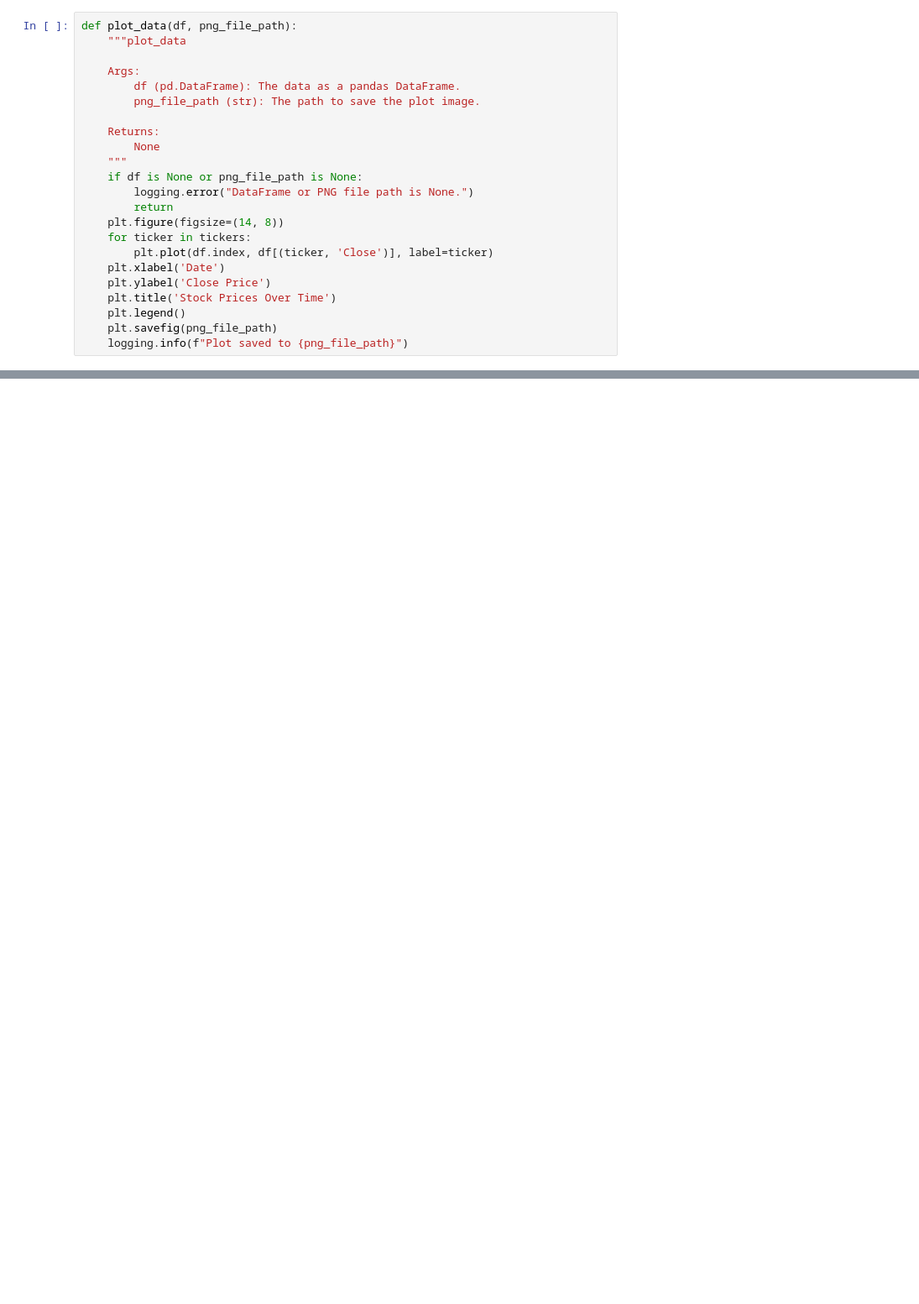
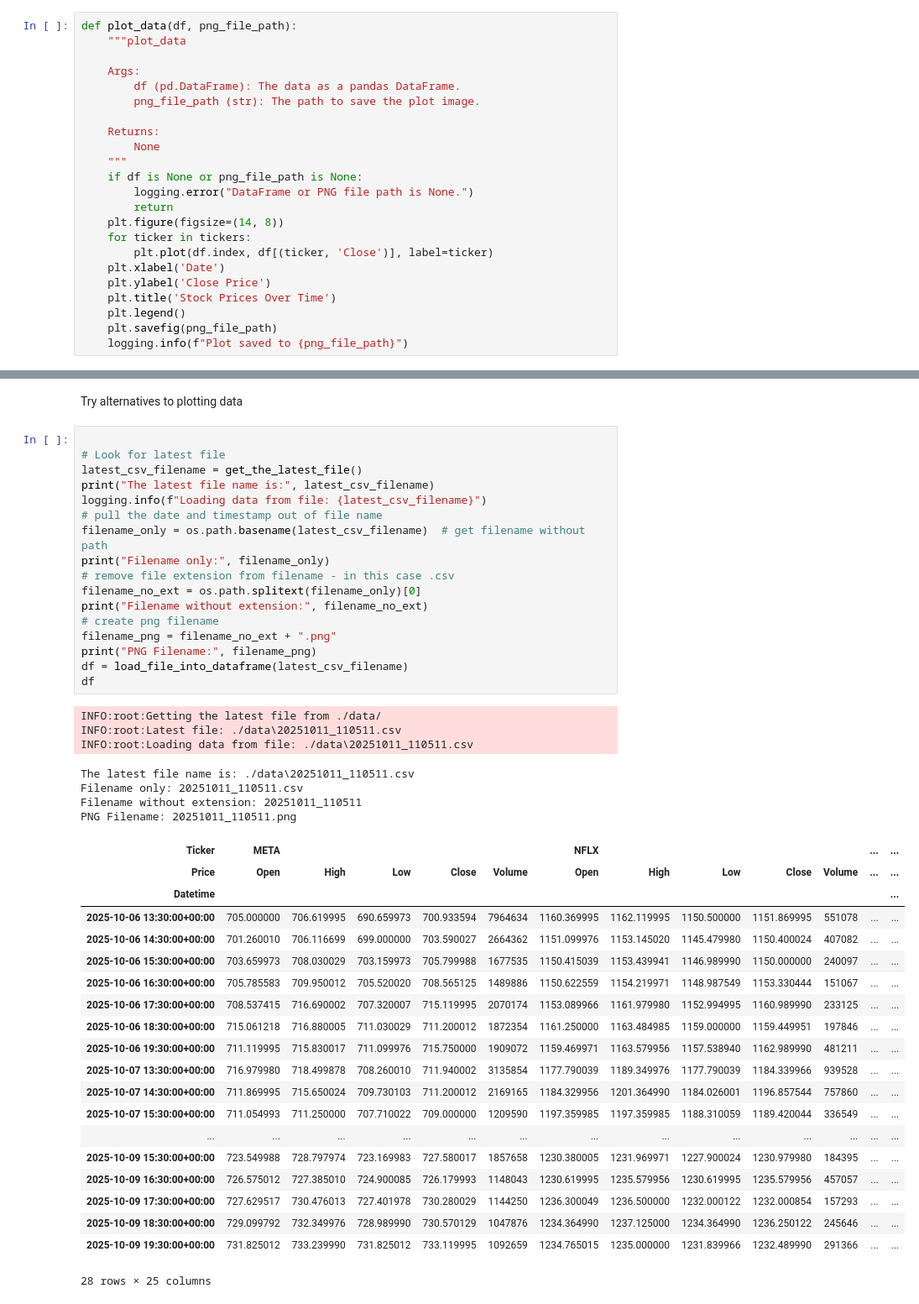
Before and after one commit to clydewatts1/PFDA_computer_architecture, a Jupyter notebook: problems.ipynb, the cells around one changed output, grey strips where cells are left out. Shown at 84% size. Drawn from its saved outputs; the diff is of its cells as text; blank space fills up the shorter version.

```diff
--- a/problems.ipynb
+++ b/problems.ipynb
@@ -281,0 +283,47 @@ INFO:root:Plot saved to ./data/20251004_140850.png
+# %% [markdown]
+Try alternatives to plotting data
+# %%
+
+# Look for latest file
+latest_csv_filename = get_the_latest_file()
+print("The latest file name is:", latest_csv_filename)
+logging.info(f"Loading data from file: {latest_csv_filename}")
+# pull the date and timestamp out of file name
+filename_only = os.path.basename(latest_csv_filename)  # get filename without path
+print("Filename only:", filename_only)
+# remove file extension from filename - in this case .csv
+filename_no_ext = os.path.splitext(filename_only)[0]
+print("Filename without extension:", filename_no_ext)
+# create png filename
+filename_png = filename_no_ext + ".png"
+print("PNG Filename:", filename_png)
+df = load_file_into_dataframe(latest_csv_filename)
+df
+# %% [output]
+INFO:root:Getting the latest file from ./data/
+INFO:root:Latest file: ./data\20251011_110511.csv
+INFO:root:Loading data from file: ./data\20251011_110511.csv
+The latest file name is: ./data\20251011_110511.csv
+Filename only: 20251011_110511.csv
+Filename without extension: 20251011_110511
+PNG Filename: 20251011_110511.png
+| Ticker | META |  |  |  |  | NFLX |  |  |  |  | ... | ... |
+| Price | Open | High | Low | Close | Volume | Open | High | Low | Close | Volume | ... | ... |
+| Datetime |  |  |  |  |  |  |  |  |  |  |  | ... |
+| 2025-10-06 13:30:00+00:00 | 705.000000 | 706.619995 | 690.659973 | 700.933594 | 7964634 | 1160.369995 | 1162.119995 | 1150.500000 | 1151.869995 | 551078 | ... | ... |
+| 2025-10-06 14:30:00+00:00 | 701.260010 | 706.116699 | 699.000000 | 703.590027 | 2664362 | 1151.099976 | 1153.145020 | 1145.479980 | 1150.400024 | 407082 | ... | ... |
+| 2025-10-06 15:30:00+00:00 | 703.659973 | 708.030029 | 703.159973 | 705.799988 | 1677535 | 1150.415039 | 1153.439941 | 1146.989990 | 1150.000000 | 240097 | ... | ... |
+| 2025-10-06 16:30:00+00:00 | 705.785583 | 709.950012 | 705.520020 | 708.565125 | 1489886 | 1150.622559 | 1154.219971 | 1148.987549 | 1153.330444 | 151067 | ... | ... |
+| 2025-10-06 17:30:00+00:00 | 708.537415 | 716.690002 | 707.320007 | 715.119995 | 2070174 | 1153.089966 | 1161.979980 | 1152.994995 | 1160.989990 | 233125 | ... | ... |
+| 2025-10-06 18:30:00+00:00 | 715.061218 | 716.880005 | 711.030029 | 711.200012 | 1872354 | 1161.250000 | 1163.484985 | 1159.000000 | 1159.449951 | 197846 | ... | ... |
+| 2025-10-06 19:30:00+00:00 | 711.119995 | 715.830017 | 711.099976 | 715.750000 | 1909072 | 1159.469971 | 1163.579956 | 1157.538940 | 1162.989990 | 481211 | ... | ... |
+| 2025-10-07 13:30:00+00:00 | 716.979980 | 718.499878 | 708.260010 | 711.940002 | 3135854 | 1177.790039 | 1189.349976 | 1177.790039 | 1184.339966 | 939528 | ... | ... |
+| 2025-10-07 14:30:00+00:00 | 711.869995 | 715.650024 | 709.730103 | 711.200012 | 2169165 | 1184.329956 | 1201.364990 | 1184.026001 | 1196.857544 | 757860 | ... | ... |
+| 2025-10-07 15:30:00+00:00 | 711.054993 | 711.250000 | 707.710022 | 709.000000 | 1209590 | 1197.359985 | 1197.359985 | 1188.310059 | 1189.420044 | 336549 | ... | ... |
+| ... | ... | ... | ... | ... | ... | ... | ... | ... | ... | ... | ... | ... |
+| 2025-10-09 15:30:00+00:00 | 723.549988 | 728.797974 | 723.169983 | 727.580017 | 1857658 | 1230.380005 | 1231.969971 | 1227.900024 | 1230.979980 | 184395 | ... | ... |
+| 2025-10-09 16:30:00+00:00 | 726.575012 | 727.385010 | 724.900085 | 726.179993 | 1148043 | 1230.619995 | 1235.579956 | 1230.619995 | 1235.579956 | 457057 | ... | ... |
+| 2025-10-09 17:30:00+00:00 | 727.629517 | 730.476013 | 727.401978 | 730.280029 | 1144250 | 1236.300049 | 1236.500000 | 1232.000122 | 1232.000854 | 157293 | ... | ... |
+| 2025-10-09 18:30:00+00:00 | 729.099792 | 732.349976 | 728.989990 | 730.570129 | 1047876 | 1234.364990 | 1237.125000 | 1234.364990 | 1236.250122 | 245646 | ... | ... |
+| 2025-10-09 19:30:00+00:00 | 731.825012 | 733.239990 | 731.825012 | 733.119995 | 1092659 | 1234.765015 | 1235.000000 | 1231.839966 | 1232.489990 | 291366 | ... | ... |
+28 rows × 25 columns
```
Also changed, not shown: parts of 11 cells of this notebook, 6 other files.
